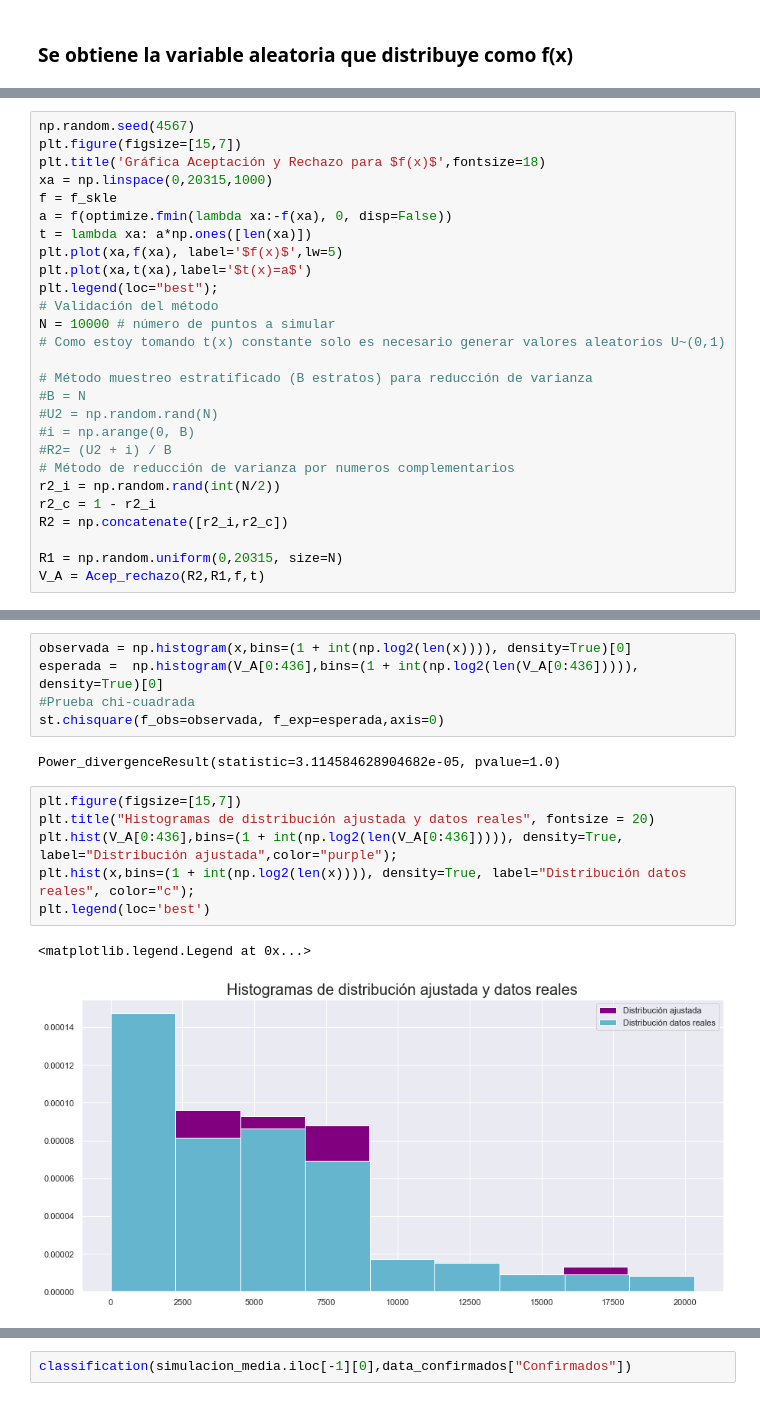
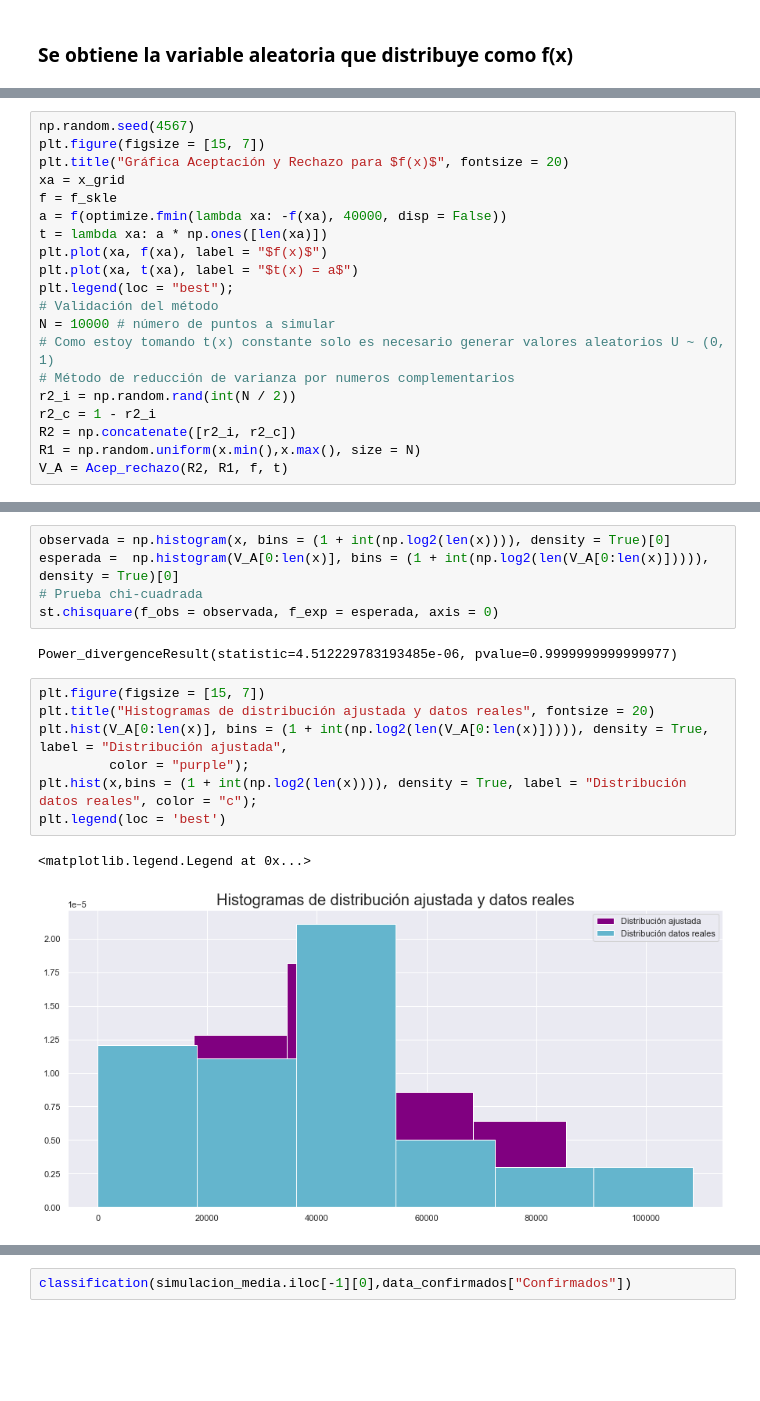
Before and after one commit to Miriam1999/proyecto_modulo1, a Jupyter notebook: ProyectoModulo1_MedellínM_OrtizM.ipynb, the cells around one changed output, grey strips where cells are left out. Drawn from its saved outputs; the diff is of its cells as text; blank space fills up the shorter version.

Commit message:
Actualización 12
Corregimos la simulación de datos confirmados en dos nodos

```diff
--- a/ProyectoModulo1_MedellínM_OrtizM.ipynb
+++ b/ProyectoModulo1_MedellínM_OrtizM.ipynb
@@ -200,29 +185,22 @@ def Acep_rechazo(R2:'Variables distruidas U~U(0,1)',
     return x
 # %%
 np.random.seed(4567)
-plt.figure(figsize=[15,7])
-plt.title('Gráfica Aceptación y Rechazo para $f(x)$',fontsize=18)
-xa = np.linspace(0,20315,1000)
+plt.figure(figsize = [15, 7])
+plt.title("Gráfica Aceptación y Rechazo para $f(x)$", fontsize = 20)
+xa = x_grid
 f = f_skle
-a = f(optimize.fmin(lambda xa:-f(xa), 0, disp=False))
-t = lambda xa: a*np.ones([len(xa)])
-plt.plot(xa,f(xa), label='$f(x)$',lw=5)
-plt.plot(xa,t(xa),label='$t(x)=a$')
-plt.legend(loc="best");
+a = f(optimize.fmin(lambda xa: -f(xa), 40000, disp = False))
+t = lambda xa: a * np.ones([len(xa)])
+plt.plot(xa, f(xa), label = "$f(x)$")
+plt.plot(xa, t(xa), label = "$t(x) = a$")
+plt.legend(loc = "best");
 # Validación del método
 N = 10000 # número de puntos a simular
-# Como estoy tomando t(x) constante solo es necesario generar valores aleatorios U~(0,1)
-
-# Método muestreo estratificado (B estratos) para reducción de varianza
-#B = N
-#U2 = np.random.rand(N)
-#i = np.arange(0, B)
-#R2= (U2 + i) / B
+# Como estoy tomando t(x) constante solo es necesario generar valores aleatorios U ~ (0, 1)
 # Método de reducción de varianza por numeros complementarios
-r2_i = np.random.rand(int(N/2))
+r2_i = np.random.rand(int(N / 2))
 r2_c = 1 - r2_i
-R2 = np.concatenate([r2_i,r2_c])
-
-R1 = np.random.uniform(0,20315, size=N)
-V_A = Acep_rechazo(R2,R1,f,t)
+R2 = np.concatenate([r2_i, r2_c])
+R1 = np.random.uniform(x.min(),x.max(), size = N)
+V_A = Acep_rechazo(R2, R1, f, t)
 # %% [output]
@@ -230,17 +208,18 @@ V_A = Acep_rechazo(R2,R1,f,t)
 # %%
-observada = np.histogram(x,bins=(1 + int(np.log2(len(x)))), density=True)[0]
-esperada =  np.histogram(V_A[0:436],bins=(1 + int(np.log2(len(V_A[0:436])))), density=True)[0]
-#Prueba chi-cuadrada
-st.chisquare(f_obs=observada, f_exp=esperada,axis=0)
+observada = np.histogram(x, bins = (1 + int(np.log2(len(x)))), density = True)[0]
+esperada =  np.histogram(V_A[0:len(x)], bins = (1 + int(np.log2(len(V_A[0:len(x)])))), density = True)[0]
+# Prueba chi-cuadrada
+st.chisquare(f_obs = observada, f_exp = esperada, axis = 0)
 # %% [output]
-Power_divergenceResult(statistic=3.114584628904682e-05, pvalue=1.0)
+Power_divergenceResult(statistic=4.512229783193485e-06, pvalue=0.9999999999999977)
 # %%
-plt.figure(figsize=[15,7])
+plt.figure(figsize = [15, 7])
 plt.title("Histogramas de distribución ajustada y datos reales", fontsize = 20)
-plt.hist(V_A[0:436],bins=(1 + int(np.log2(len(V_A[0:436])))), density=True, label="Distribución ajustada",color="purple");
-plt.hist(x,bins=(1 + int(np.log2(len(x)))), density=True, label="Distribución datos reales", color="c");
-plt.legend(loc='best')
+plt.hist(V_A[0:len(x)], bins = (1 + int(np.log2(len(V_A[0:len(x)])))), density = True, label = "Distribución ajustada",
+         color = "purple");
+plt.hist(x,bins = (1 + int(np.log2(len(x)))), density = True, label = "Distribución datos reales", color = "c");
+plt.legend(loc = 'best')
 # %% [output]
 <matplotlib.legend.Legend at 0x...>
-[figure, old version]
+[figure, new version]
 # %% [markdown]
```
Also changed, not shown: parts of 20 cells of this notebook, 1 other file.
